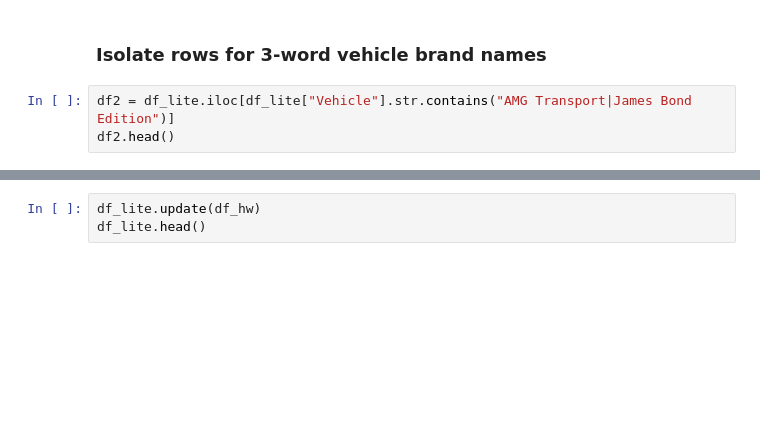
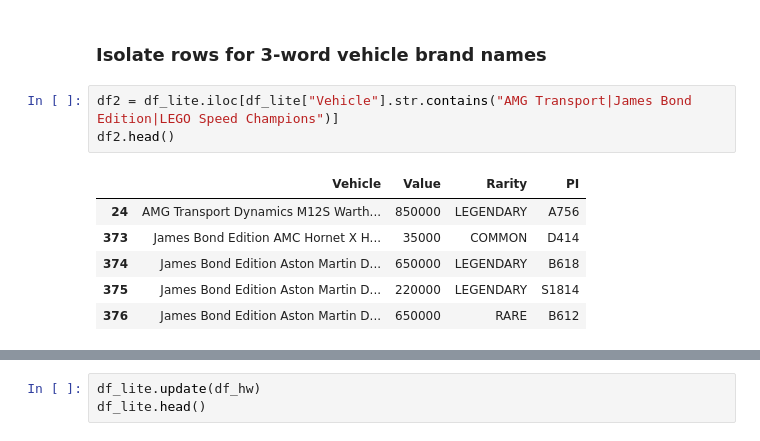
Before and after one commit to iaspidem/fh-cars-list, a Jupyter notebook: fh4-process.ipynb, the cells around one changed output, grey strips where cells are left out. Cells and saved outputs as stored; diff of their text form; blank space fills up the shorter version.

```diff
--- a/fh4-process.ipynb
+++ b/fh4-process.ipynb
@@ -122,8 +136,15 @@ df_hw.head()
 # %% [markdown]
 ### Isolate rows for 3-word vehicle brand names
 # %%
-df2 = df_lite.iloc[df_lite["Vehicle"].str.contains("AMG Transport|James Bond Edition")]
+df2 = df_lite.iloc[df_lite["Vehicle"].str.contains("AMG Transport|James Bond Edition|LEGO Speed Champions")]
 df2.head()
+# %% [output]
+|  | Vehicle | Value | Rarity | PI |
+| 24 | AMG Transport Dynamics M12S Warth... | 850000 | LEGENDARY | A756 |
+| 373 | James Bond Edition AMC Hornet X H... | 35000 | COMMON | D414 |
+| 374 | James Bond Edition Aston Martin D... | 650000 | LEGENDARY | B618 |
+| 375 | James Bond Edition Aston Martin D... | 220000 | LEGENDARY | S1814 |
+| 376 | James Bond Edition Aston Martin D... | 650000 | RARE | B612 |
 # %%
 df2["Vehicle"] = df2["Vehicle"].str.replace(" ", "%", n=2)
 df2.head()
```
Also changed, not shown: parts of 9 cells of this notebook.
